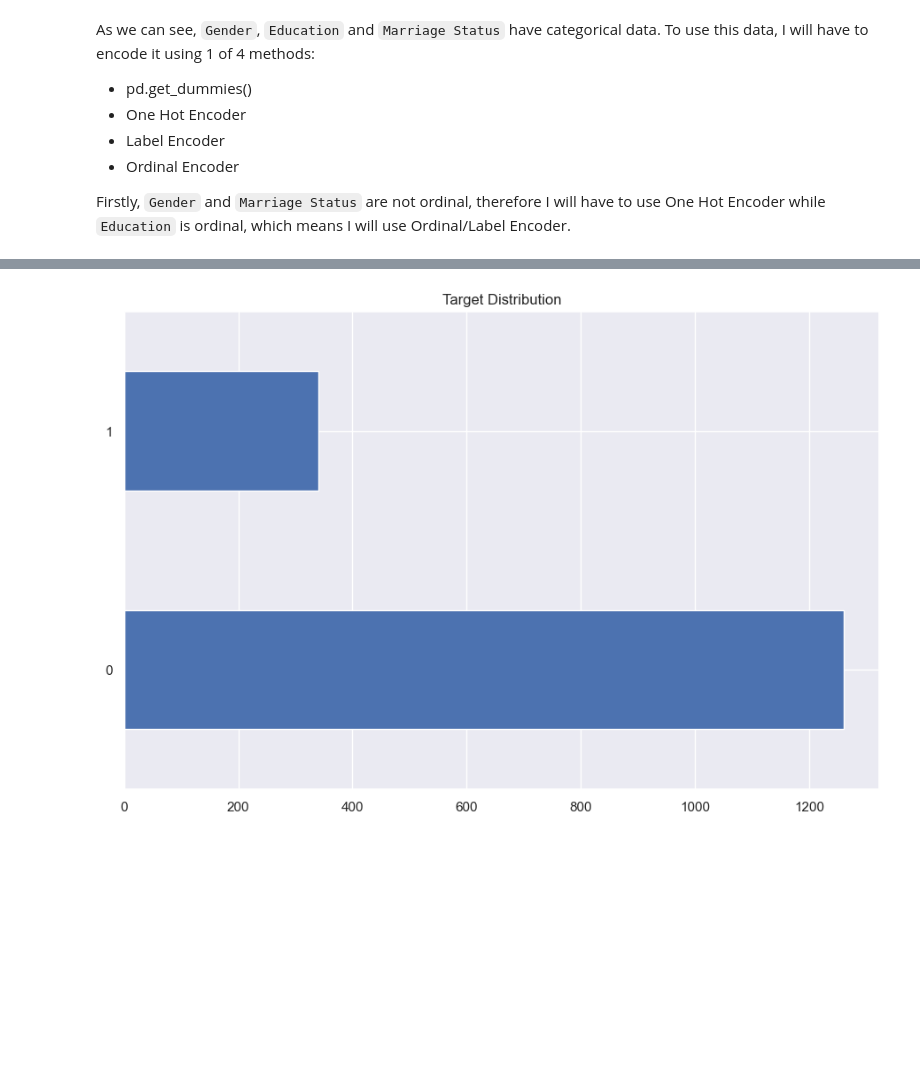
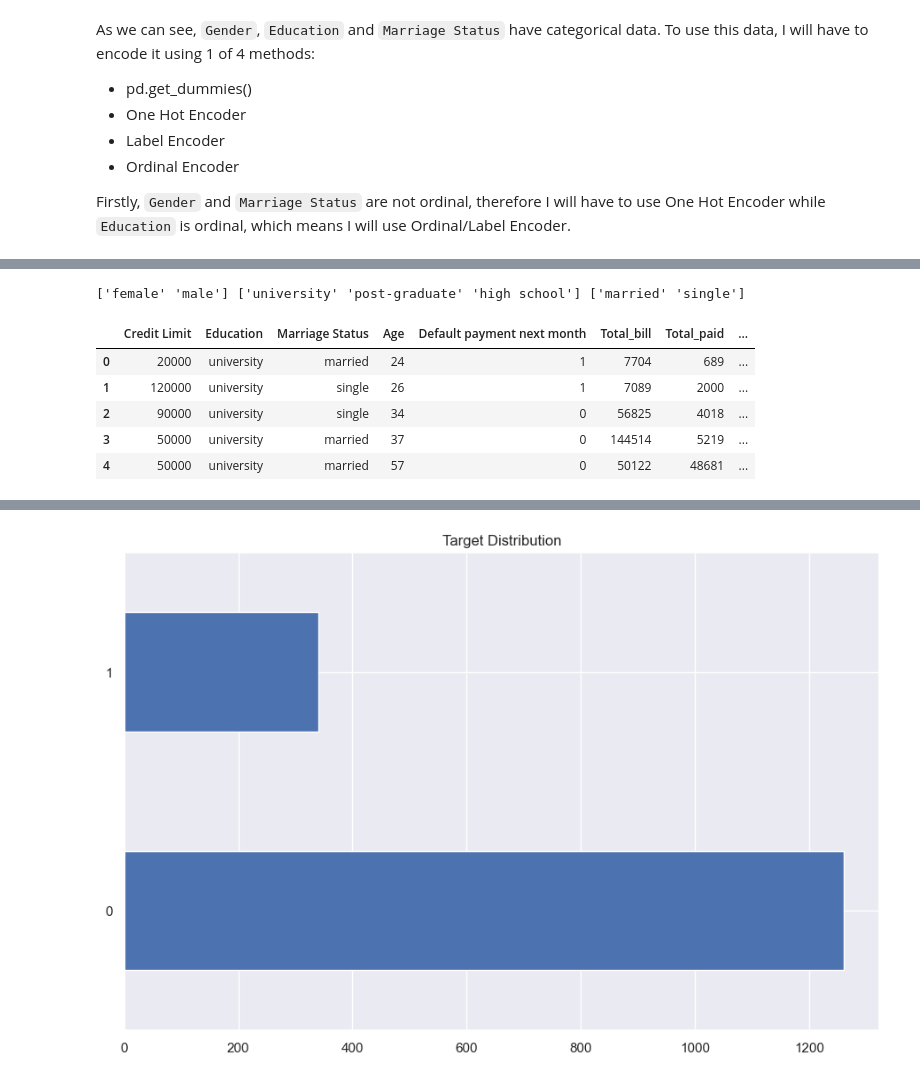
Before and after one commit to fwnriyx/poly, a Jupyter notebook: AI and Machine Learning/CA1/Classificiation/credits.ipynb, the cells around one changed output, grey strips where cells are left out. Cells and saved outputs as stored; diff of their text form; code cells hidden in the pictures; blank space fills up the shorter version.

```diff
--- a/AI and Machine Learning/CA1/Classificiation/credits.ipynb
+++ b/AI and Machine Learning/CA1/Classificiation/credits.ipynb
@@ -177,0 +172,33 @@ plt.show()
+# %%
+#Finding out the unique values in all the variables with categorical data.
+
+a = df['Gender'].unique()
+b = df['Education'].unique()
+c = df['Marriage Status'].unique()
+
+print(a,b,c)
+
+#One hot encoder for gender as it is not ordinal
+
+gender_encoder = OneHotEncoder(sparse=False)
+gender_encoded = gender_encoder.fit_transform(df[['Gender']])
+gender_df = pd.DataFrame(gender_encoded, columns=['Female', 'Male'])
+
+# concatenate the new one-hot encoded gender dataframe to the original dataframe
+df = pd.concat([df, gender_df], axis=1)
+
+# drop the original 'Gender' column
+df = df.drop(['Gender'], axis=1)
+
+# rename the new columns to 'Male' and 'Female'
+df = df.rename(columns={'Gender_Male': 'Male', 'Gender_Female': 'Female'})
+
+df.head()
+# %% [output]
+['female' 'male'] ['university' 'post-graduate' 'high school'] ['married' 'single']
+|  | Credit Limit | Education | Marriage Status | Age | Default payment next month | Total_bill | Total_paid | ... |
+| 0 | 20000 | university | married | 24 | 1 | 7704 | 689 | ... |
+| 1 | 120000 | university | single | 26 | 1 | 7089 | 2000 | ... |
+| 2 | 90000 | university | single | 34 | 0 | 56825 | 4018 | ... |
+| 3 | 50000 | university | married | 37 | 0 | 144514 | 5219 | ... |
+| 4 | 50000 | university | married | 57 | 0 | 50122 | 48681 | ... |
```
Also changed, not shown: parts of 21 cells of this notebook.
